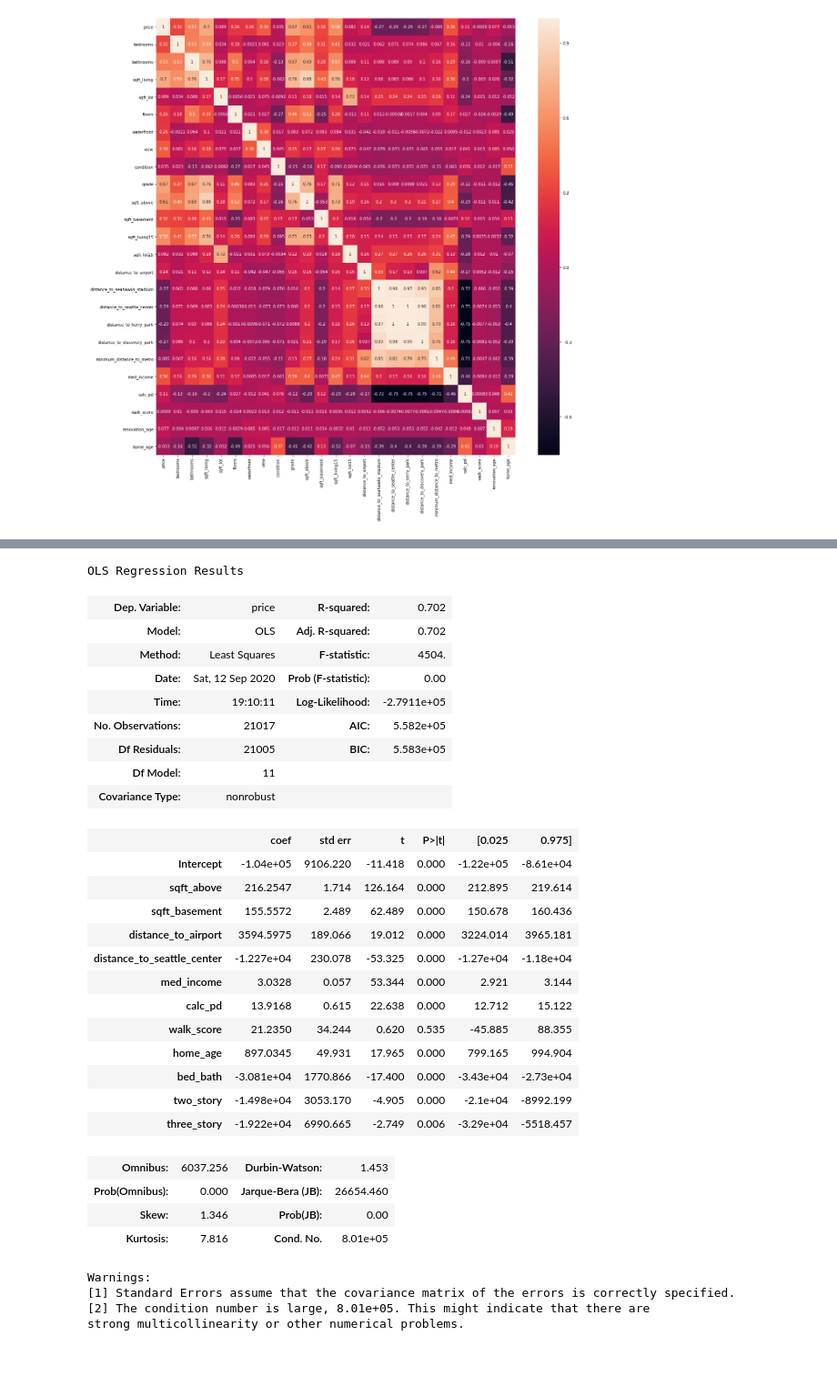
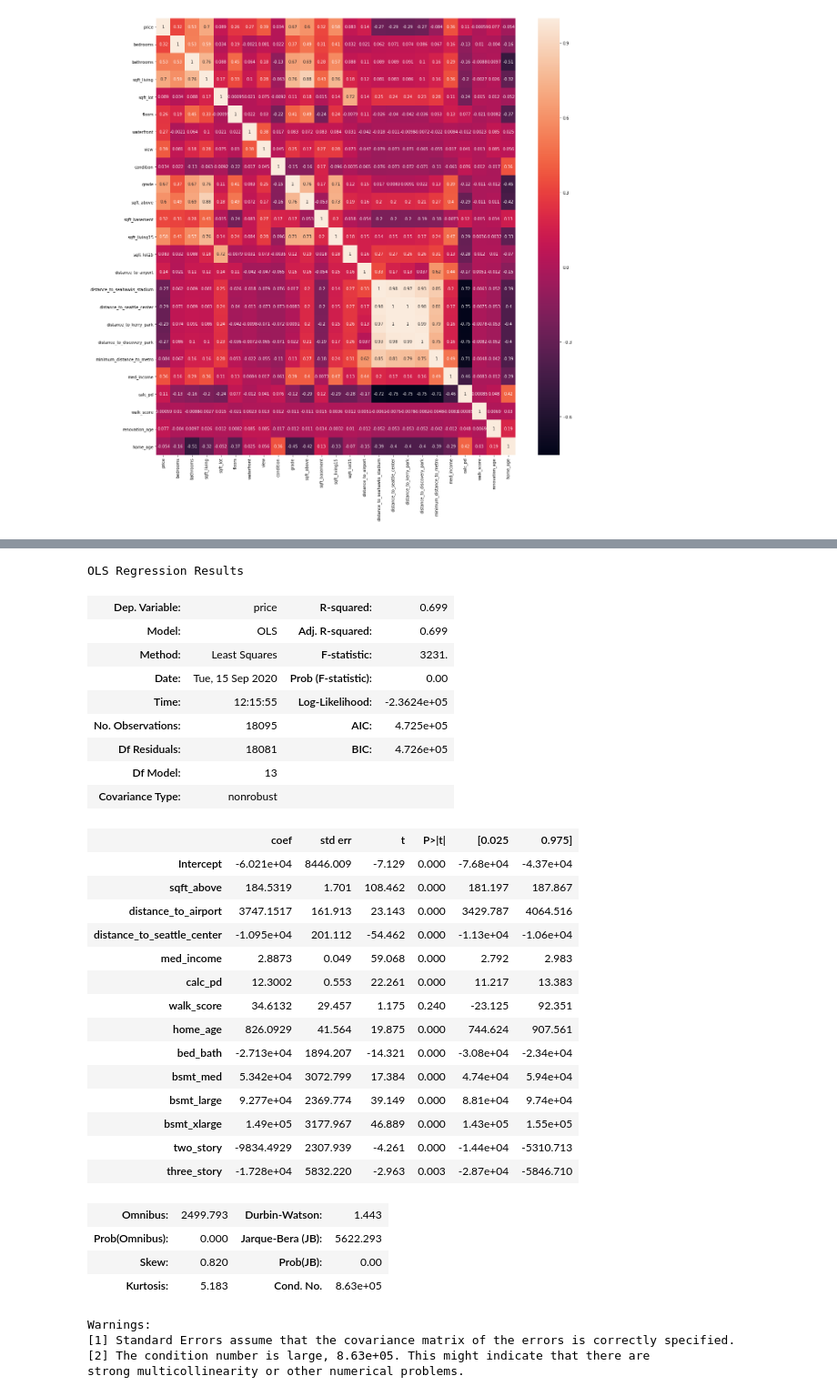
Before and after one commit to naik-sachin/Project_Housing_prediction, a Jupyter notebook: EDA_and_model_building.ipynb, the cells around one changed output, grey strips where cells are left out. Shown at 91% size. Saved outputs shown, nothing was run; the diff lists cells and outputs as text; code cells hidden in the pictures; blank space fills up the shorter version.

```diff
--- a/EDA_and_model_building.ipynb
+++ b/EDA_and_model_building.ipynb
@@ -408,0 +366,3 @@ formula2 = outcome + '~' + pred_sum_no_outliers
+# %%
+#eliminate price outliers
+df = df.loc[(df.price < 1490000) & (df.price > 185000)]
@@ -408,0 +379,2 @@ formula2 = outcome + '~' + pred_sum_no_outliers
+# %%
+df = df.loc[df.price < 1170000]
@@ -408,0 +437,2 @@ formula2 = outcome + '~' + pred_sum_no_outliers
+# %%
+df = df.loc[(df.bed_bath < 4) & (df.bed_bath > 1)]
@@ -408,0 +460,2 @@ formula2 = outcome + '~' + pred_sum_no_outliers
+# %%
+df = df.loc[(df.sqft_above > 610) & (df.sqft_above < 4500)]
@@ -409,37 +487,39 @@ formula2 = outcome + '~' + pred_sum_no_outliers
 # %%
-model2 = ols(formula=formula2, data=df_no_outliers).fit()
-model2.summary()
+vanilla_model2 = ols(formula=formula, data=df).fit()
+vanilla_model2.summary()
 # %% [output]
 OLS Regression Results
-| Dep. Variable: | price | R-squared: | 0.702 |
-| Model: | OLS | Adj. R-squared: | 0.702 |
-| Method: | Least Squares | F-statistic: | 4504. |
-| Date: | Sat, 12 Sep 2020 | Prob (F-statistic): | 0.00 |
-| Time: | 19:10:11 | Log-Likelihood: | -2.7911e+05 |
-| No. Observations: | 21017 | AIC: | 5.582e+05 |
-| Df Residuals: | 21005 | BIC: | 5.583e+05 |
-| Df Model: | 11 |  |  |
+| Dep. Variable: | price | R-squared: | 0.699 |
+| Model: | OLS | Adj. R-squared: | 0.699 |
+| Method: | Least Squares | F-statistic: | 3231. |
+| Date: | Tue, 15 Sep 2020 | Prob (F-statistic): | 0.00 |
+| Time: | 12:15:55 | Log-Likelihood: | -2.3624e+05 |
+| No. Observations: | 18095 | AIC: | 4.725e+05 |
+| Df Residuals: | 18081 | BIC: | 4.726e+05 |
+| Df Model: | 13 |  |  |
 | Covariance Type: | nonrobust |  |  |
 |  | coef | std err | t | P>|t| | [0.025 | 0.975] |
-| Intercept | -1.04e+05 | 9106.220 | -11.418 | 0.000 | -1.22e+05 | -8.61e+04 |
-| sqft_above | 216.2547 | 1.714 | 126.164 | 0.000 | 212.895 | 219.614 |
-| sqft_basement | 155.5572 | 2.489 | 62.489 | 0.000 | 150.678 | 160.436 |
-| distance_to_airport | 3594.5975 | 189.066 | 19.012 | 0.000 | 3224.014 | 3965.181 |
-| distance_to_seattle_center | -1.227e+04 | 230.078 | -53.325 | 0.000 | -1.27e+04 | -1.18e+04 |
-| med_income | 3.0328 | 0.057 | 53.344 | 0.000 | 2.921 | 3.144 |
-| calc_pd | 13.9168 | 0.615 | 22.638 | 0.000 | 12.712 | 15.122 |
-| walk_score | 21.2350 | 34.244 | 0.620 | 0.535 | -45.885 | 88.355 |
-| home_age | 897.0345 | 49.931 | 17.965 | 0.000 | 799.165 | 994.904 |
-| bed_bath | -3.081e+04 | 1770.866 | -17.400 | 0.000 | -3.43e+04 | -2.73e+04 |
-| two_story | -1.498e+04 | 3053.170 | -4.905 | 0.000 | -2.1e+04 | -8992.199 |
-| three_story | -1.922e+04 | 6990.665 | -2.749 | 0.006 | -3.29e+04 | -5518.457 |
+| Intercept | -6.021e+04 | 8446.009 | -7.129 | 0.000 | -7.68e+04 | -4.37e+04 |
+| sqft_above | 184.5319 | 1.701 | 108.462 | 0.000 | 181.197 | 187.867 |
+| distance_to_airport | 3747.1517 | 161.913 | 23.143 | 0.000 | 3429.787 | 4064.516 |
+| distance_to_seattle_center | -1.095e+04 | 201.112 | -54.462 | 0.000 | -1.13e+04 | -1.06e+04 |
+| med_income | 2.8873 | 0.049 | 59.068 | 0.000 | 2.792 | 2.983 |
+| calc_pd | 12.3002 | 0.553 | 22.261 | 0.000 | 11.217 | 13.383 |
+| walk_score | 34.6132 | 29.457 | 1.175 | 0.240 | -23.125 | 92.351 |
+| home_age | 826.0929 | 41.564 | 19.875 | 0.000 | 744.624 | 907.561 |
+| bed_bath | -2.713e+04 | 1894.207 | -14.321 | 0.000 | -3.08e+04 | -2.34e+04 |
+| bsmt_med | 5.342e+04 | 3072.799 | 17.384 | 0.000 | 4.74e+04 | 5.94e+04 |
+| bsmt_large | 9.277e+04 | 2369.774 | 39.149 | 0.000 | 8.81e+04 | 9.74e+04 |
+| bsmt_xlarge | 1.49e+05 | 3177.967 | 46.889 | 0.000 | 1.43e+05 | 1.55e+05 |
+| two_story | -9834.4929 | 2307.939 | -4.261 | 0.000 | -1.44e+04 | -5310.713 |
+| three_story | -1.728e+04 | 5832.220 | -2.963 | 0.003 | -2.87e+04 | -5846.710 |
-| Omnibus: | 6037.256 | Durbin-Watson: | 1.453 |
-| Prob(Omnibus): | 0.000 | Jarque-Bera (JB): | 26654.460 |
-| Skew: | 1.346 | Prob(JB): | 0.00 |
-| Kurtosis: | 7.816 | Cond. No. | 8.01e+05 |
+| Omnibus: | 2499.793 | Durbin-Watson: | 1.443 |
+| Prob(Omnibus): | 0.000 | Jarque-Bera (JB): | 5622.293 |
+| Skew: | 0.820 | Prob(JB): | 0.00 |
+| Kurtosis: | 5.183 | Cond. No. | 8.63e+05 |
 Warnings:
 [1] Standard Errors assume that the covariance matrix of the errors is correctly specified.
-[2] The condition number is large, 8.01e+05. This might indicate that there are
+[2] The condition number is large, 8.63e+05. This might indicate that there are
 strong multicollinearity or other numerical problems.
 # %%
 plt.figure(figsize=(20,20))
```
Also changed, not shown: parts of 101 cells of this notebook.
